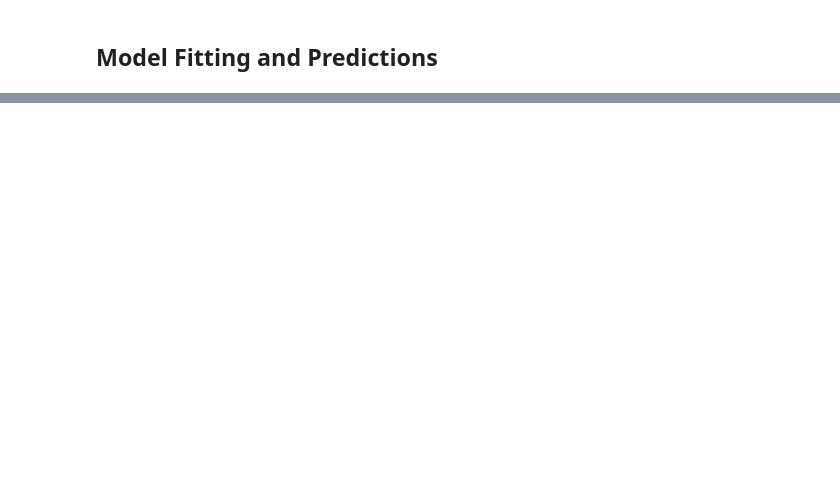
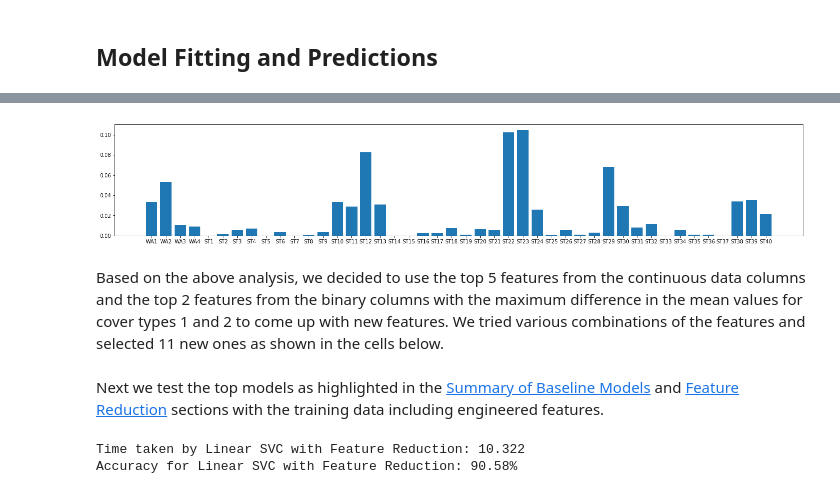
Before and after one commit to paulang-mids/W207-FinalProject, a Jupyter notebook: ForestCoverPrediction.ipynb, the cells around one changed output, grey strips where cells are left out. Saved outputs shown, nothing was run; the diff lists cells and outputs as text; code cells hidden in the pictures; blank space fills up the shorter version.

```diff
--- a/ForestCoverPrediction.ipynb
+++ b/ForestCoverPrediction.ipynb
@@ -1660,0 +1392,9 @@ test_data_sub_df.to_csv('Submission.csv', index=None)
+# %%
+#Plot histogram for difference of means for columns with binary data
+fig=plt.figure(figsize=(24,4))
+plt.bar(df_1_2_mean_diff_nc.index, df_1_2_mean_diff_nc[2])
+plt.show()
+# %% [output]
+[figure, added]
+# %% [markdown]
+Based on the above analysis, we decided to use the top 5 features from the continuous data columns and the top 2 features from the binary columns with the maximum difference in the mean values for cover types 1 and 2 to come up with new features. We tried various combinations of the features and selected 11 new ones as shown in the cells below.
@@ -1660,0 +1434,25 @@ test_data_sub_df.to_csv('Submission.csv', index=None)
+# %% [markdown]
+Next we test the top models as highlighted in the [Summary of Baseline Models](#Summary-of-Baseline-Models) and [Feature Reduction](#Feature-Reduction) sections with the training data including engineered features.
+# %%
+#Linear SVC with Feature Reduction - Accuracy 89.10% , Std model
+fr_lsvc_m = Pipeline([("std_scalar",MinMaxScaler(copy=True, feature_range=(0, 1))), \
+                       ('reduce_dim',SelectFromModel(LinearSVC(penalty="l1", dual=False))),('classifier',ExtraTreesClassifier(bootstrap=False, class_weight=None, criterion='entropy',
+           max_depth=30, max_features=30, max_leaf_nodes=None,
+           min_impurity_decrease=0.0, min_impurity_split=None,
+           min_samples_leaf=1, min_samples_split=2,
+           min_weight_fraction_leaf=0.0, n_estimators=150, n_jobs=1,
+           oob_score=False, random_state=0, verbose=0, warm_start=False))])
+start_time=time.time()
+fr_lsvc_m.fit(train_data_ftr.values, train_label.values)
+fr_lsvc_preds = fr_lsvc_m.predict(dev_data_ftr.values)
+end_time=time.time()
+time_taken=end_time - start_time
+fr_lsvc_acc=fr_lsvc_m.score(dev_data_ftr.values, dev_label)
+print("Time taken by Linear SVC with Feature Reduction: {:3.3f}".format(time_taken))
+print("Accuracy for Linear SVC with Feature Reduction: {:3.2%}".format(fr_lsvc_acc))
+fr_lsvc_pp=fr_lsvc_m.predict_proba(dev_data_ftr.values) # Predicted Probability
+fr_lsvc_p=np.argmax(fr_lsvc_pp, axis=1)
+fr_lsvc_p = fr_lsvc_p + 1  # Predicted labels (based on predict_proba)
+# %% [output]
+Time taken by Linear SVC with Feature Reduction: 10.322
+Accuracy for Linear SVC with Feature Reduction: 90.58%
```
Also changed, not shown: parts of 243 cells of this notebook, 7 other files.
